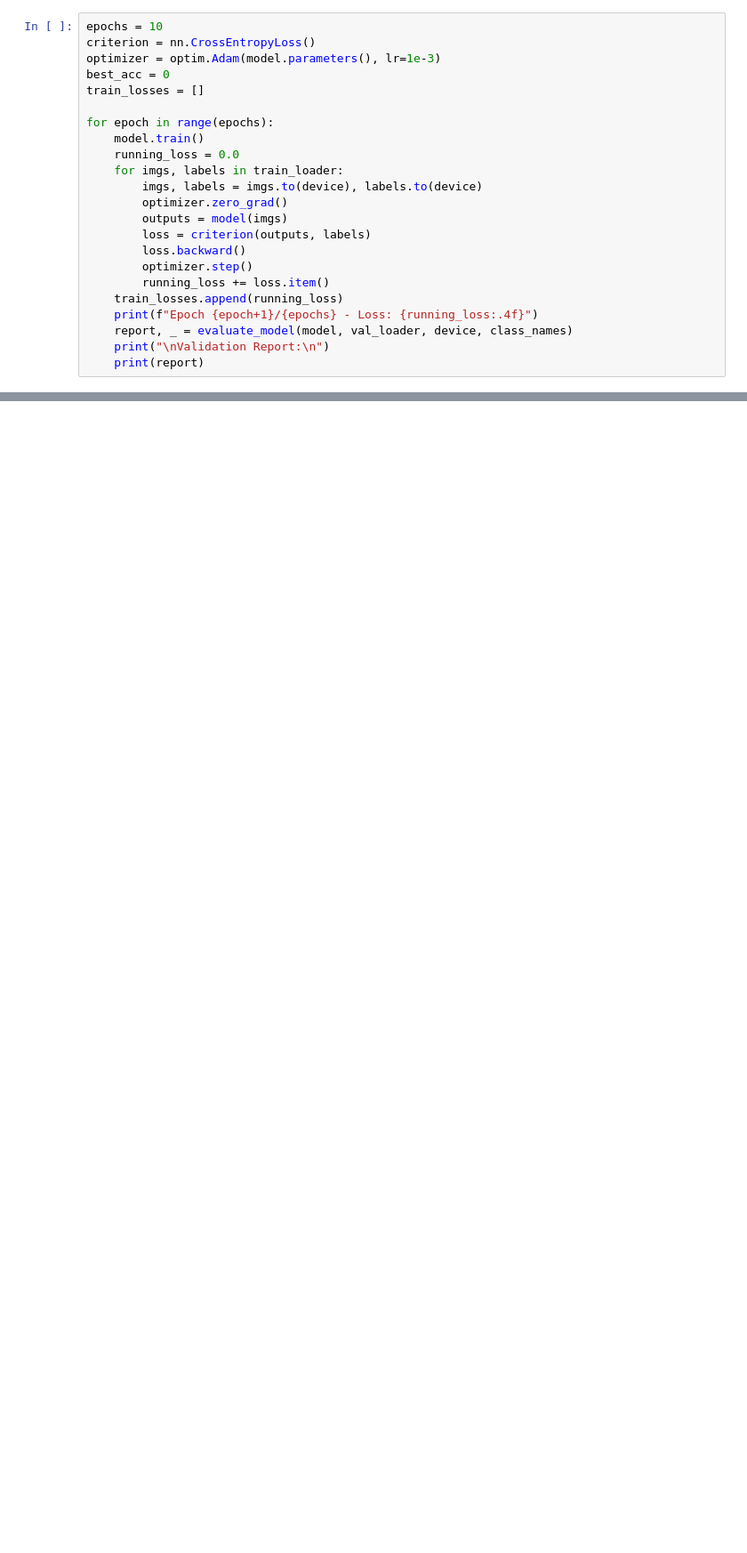
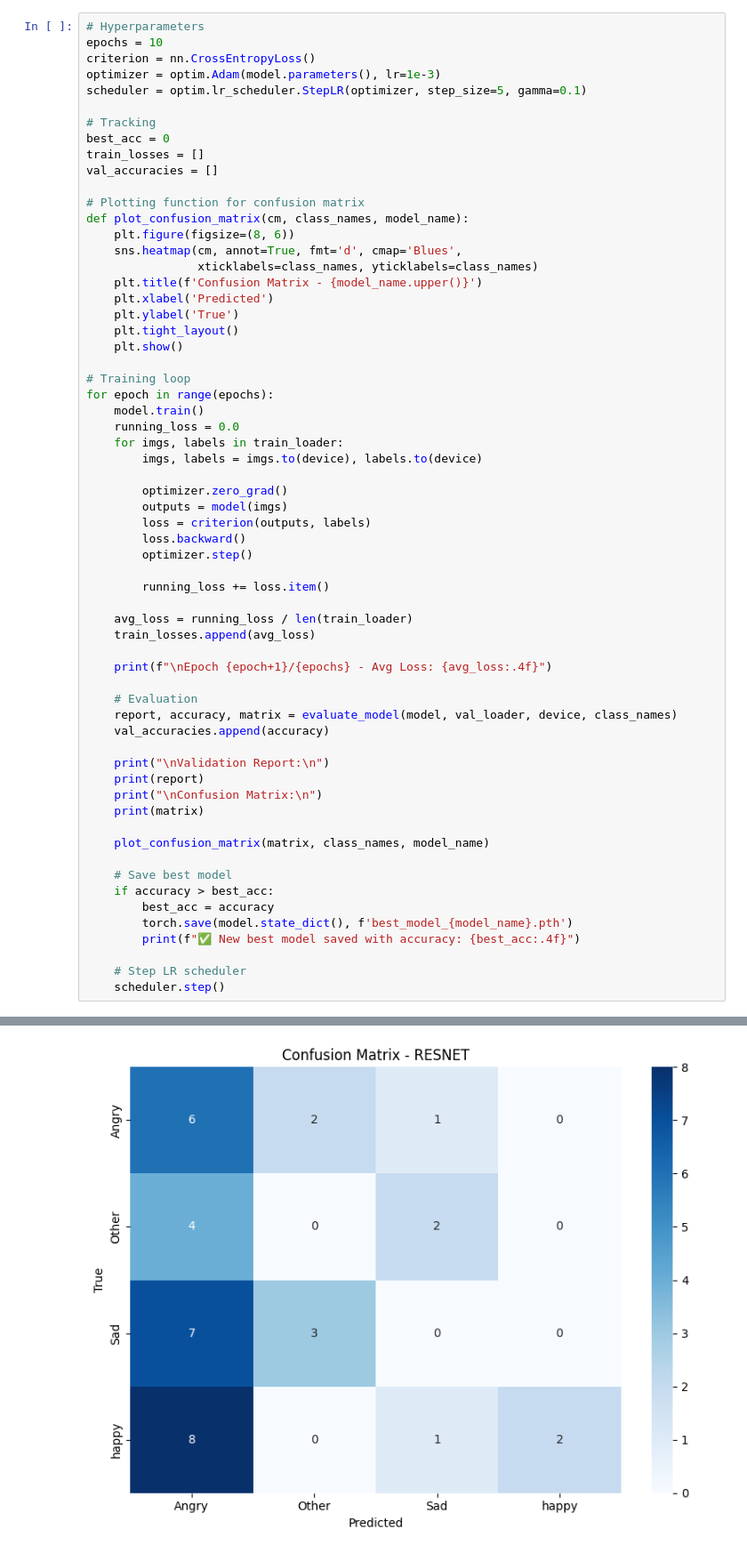
Before and after one commit to JanaAdel1010/Pets-Expression-Classification-with-custom-CNN-architectures, a Jupyter notebook: train.ipynb, the cells around one changed output, grey strips where cells are left out. Shown at 89% size. Drawn from its saved outputs; the diff is of its cells as text; blank space fills up the shorter version.

```diff
--- a/train.ipynb
+++ b/train.ipynb
@@ -29,25 +32,64 @@ model_name = 'resnet'  # Change to any: vgg, resnet, mobilenet, inception, dense
 model = model_map[model_name](num_classes=num_classes).to(device)
 # %%
+# Hyperparameters
 epochs = 10
 criterion = nn.CrossEntropyLoss()
 optimizer = optim.Adam(model.parameters(), lr=1e-3)
+scheduler = optim.lr_scheduler.StepLR(optimizer, step_size=5, gamma=0.1)
+
+# Tracking
 best_acc = 0
 train_losses = []
+val_accuracies = []
 
+# Plotting function for confusion matrix
+def plot_confusion_matrix(cm, class_names, model_name):
+    plt.figure(figsize=(8, 6))
+    sns.heatmap(cm, annot=True, fmt='d', cmap='Blues',
+                xticklabels=class_names, yticklabels=class_names)
+    plt.title(f'Confusion Matrix - {model_name.upper()}')
+    plt.xlabel('Predicted')
+    plt.ylabel('True')
+    plt.tight_layout()
+    plt.show()
+
+# Training loop
 for epoch in range(epochs):
     model.train()
     running_loss = 0.0
     for imgs, labels in train_loader:
         imgs, labels = imgs.to(device), labels.to(device)
+
         optimizer.zero_grad()
         outputs = model(imgs)
         loss = criterion(outputs, labels)
         loss.backward()
         optimizer.step()
+
         running_loss += loss.item()
-    train_losses.append(running_loss)
-    print(f"Epoch {epoch+1}/{epochs} - Loss: {running_loss:.4f}")
-    report, _ = evaluate_model(model, val_loader, device, class_names)
+
+    avg_loss = running_loss / len(train_loader)
+    train_losses.append(avg_loss)
+
+    print(f"\nEpoch {epoch+1}/{epochs} - Avg Loss: {avg_loss:.4f}")
+
+    # Evaluation
+    report, accuracy, matrix = evaluate_model(model, val_loader, device, class_names)
+    val_accuracies.append(accuracy)
+
     print("\nValidation Report:\n")
     print(report)
+    print("\nConfusion Matrix:\n")
+    print(matrix)
+
+    plot_confusion_matrix(matrix, class_names, model_name)
+
+    # Save best model
+    if accuracy > best_acc:
+        best_acc = accuracy
+        torch.save(model.state_dict(), f'best_model_{model_name}.pth')
+        print(f"✅ New best model saved with accuracy: {best_acc:.4f}")
+
+    # Step LR scheduler
+    scheduler.step()
 # %% [output]
@@ -69,0 +113 @@ Epoch 2/10 - Loss: 43.0916
+[figure, added]
```
Also changed, not shown: parts of 11 cells of this notebook, 2 other files.
